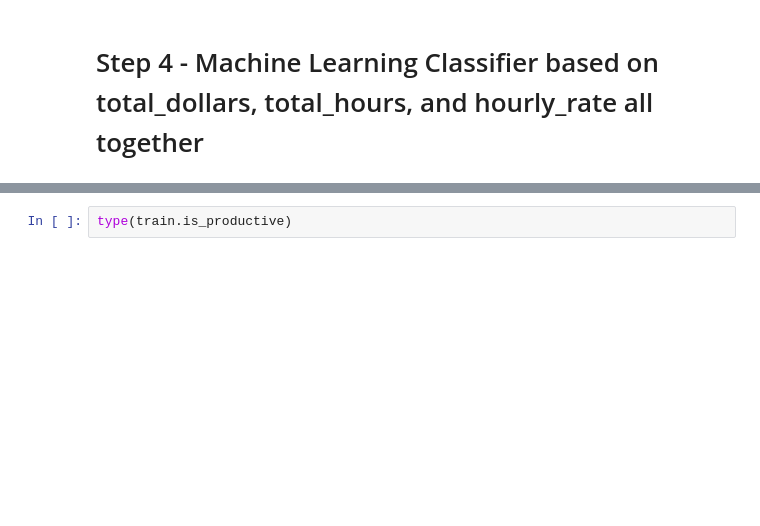
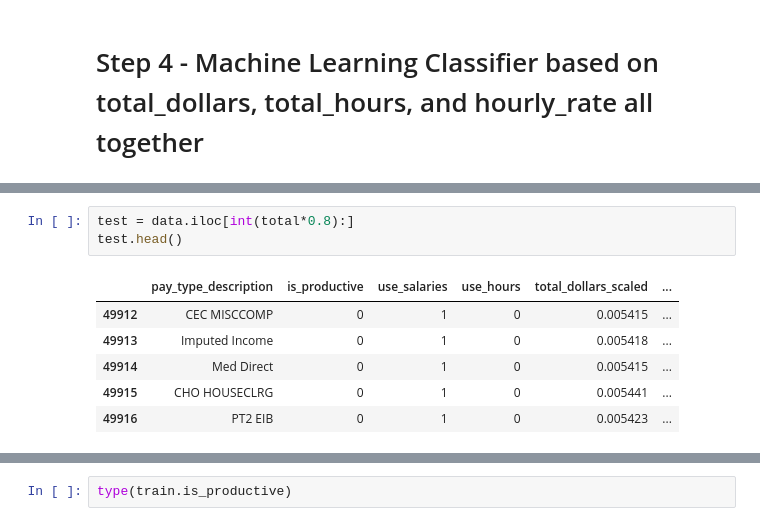
Before and after one commit to ChangyuYan/Paytype-Classifier, a Jupyter notebook: Analysis.ipynb, the cells around one changed output, grey strips where cells are left out. Cells and saved outputs as stored; diff of their text form; blank space fills up the shorter version.

```diff
--- a/Analysis.ipynb
+++ b/Analysis.ipynb
@@ -293,0 +319,10 @@ valid_y = test.is_productive
+# %%
+test = data.iloc[int(total*0.8):]
+test.head()
+# %% [output]
+|  | pay_type_description | is_productive | use_salaries | use_hours | total_dollars_scaled | ... |
+| 49912 | CEC MISCCOMP | 0 | 1 | 0 | 0.005415 | ... |
+| 49913 | Imputed Income | 0 | 1 | 0 | 0.005418 | ... |
+| 49914 | Med Direct | 0 | 1 | 0 | 0.005415 | ... |
+| 49915 | CHO HOUSECLRG | 0 | 1 | 0 | 0.005441 | ... |
+| 49916 | PT2 EIB | 0 | 1 | 0 | 0.005423 | ... |
```
Also changed, not shown: parts of 15 cells of this notebook.
